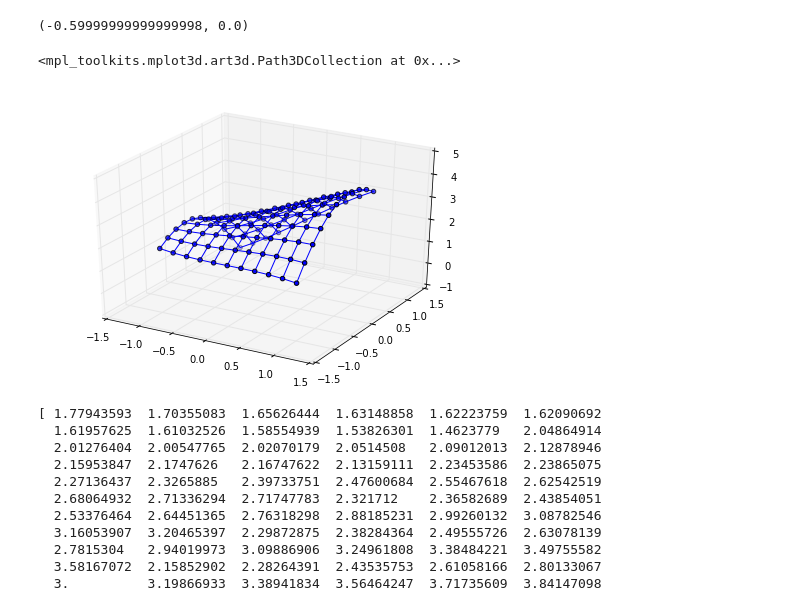
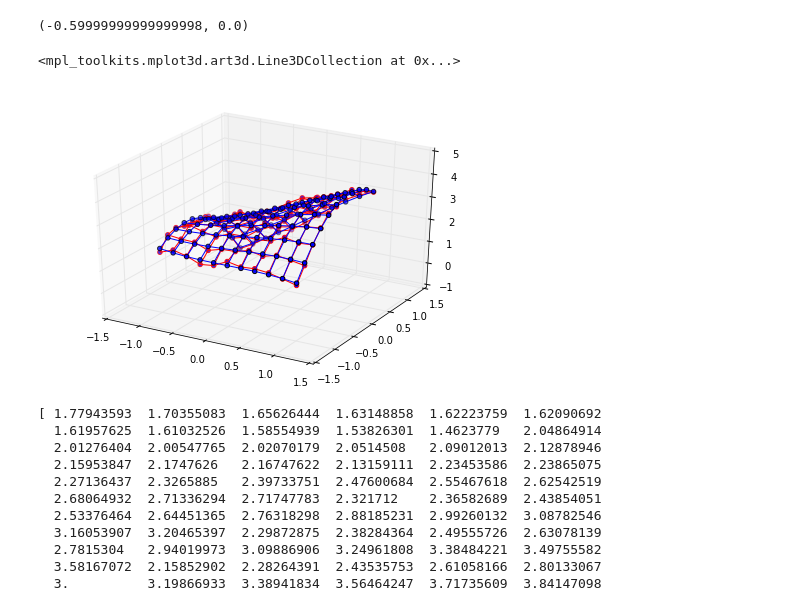
Before and after one commit to KensakuNakamura/data_analysis_practice, a Jupyter notebook: An_Implementation_Of_RidgeRegression.ipynb, the cells around one changed output. Drawn from its saved outputs; the diff is of its cells as text; code cells hidden in the pictures.

```diff
--- a/An_Implementation_Of_RidgeRegression.ipynb
+++ b/An_Implementation_Of_RidgeRegression.ipynb
@@ -33,6 +33,13 @@ X=np.meshgrid(x,x)
 t=np.sin(X[0])+3*np.cos(X[1])+X[0]*X[1]
 #Ｘは(n_division+1)^2個の点の集まり。
 #X[0]はx座標の集まり. X[1]はy座標の集まり。
+
+standard_deviation = .1
+mean = .0
+normal_random_generator = np.random.normal
+#正規分布にしたがうランダムノイズを生成する。最小二乗法の前提：誤差は正規分布
+
+t_noised=t+ normal_random_generator(mean, standard_deviation,X[0].shape)
 # %%
 #(i.j)のところの点の座標は以下
 i=5
@@ -43,11 +50,14 @@ X[0][i][j],X[1][i][j]
 # %%
 fig = plt.figure()
 ax = Axes3D(fig)
 ax.plot_wireframe(X[0],X[1],t) #<---ここでplot
 ax.scatter(X[0],X[1],t) #<---ここでplot
+
+ax.scatter(X[0],X[1],t_noised,color='red') #<---ここでplot
+ax.plot_wireframe(X[0],X[1],t_noised,color='red') #<---ここでplot
 # %% [output]
-<mpl_toolkits.mplot3d.art3d.Path3DCollection at 0x...>
+<mpl_toolkits.mplot3d.art3d.Line3DCollection at 0x...>
-[figure, old version]
+[figure, new version]
 # %%
 x_array=np.reshape(X[0],np.size(X[0]))
 y_array=np.reshape(X[1],np.size(X[1]))
```
Also changed, not shown: parts of 8 cells of this notebook.
